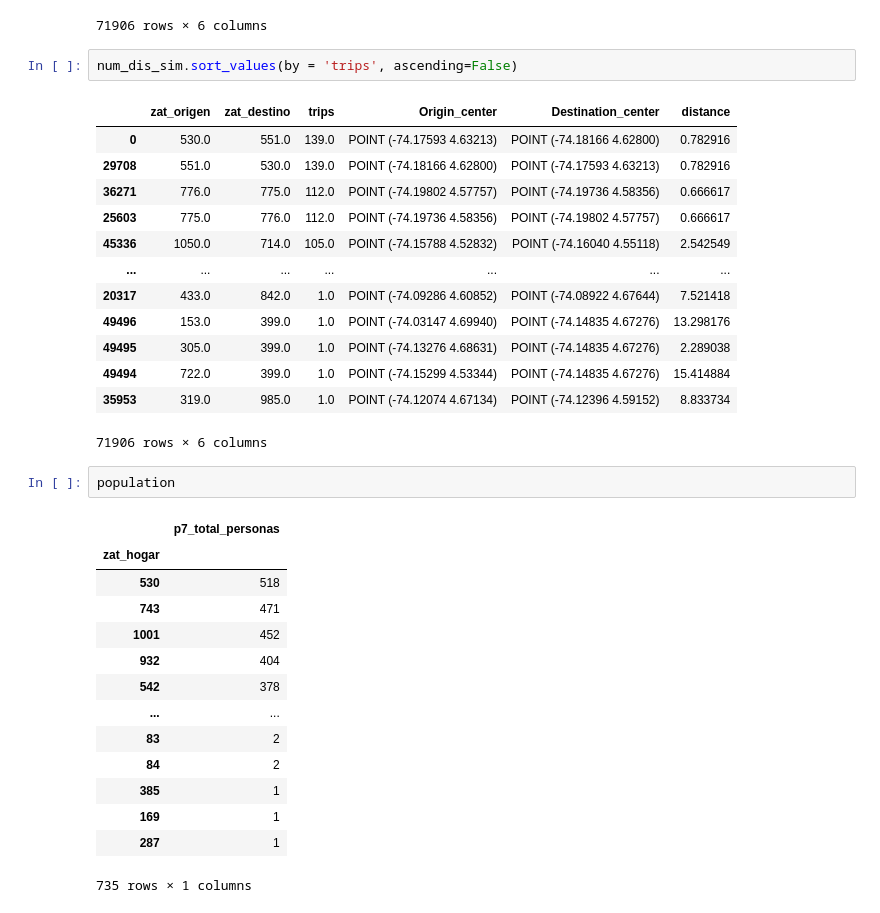
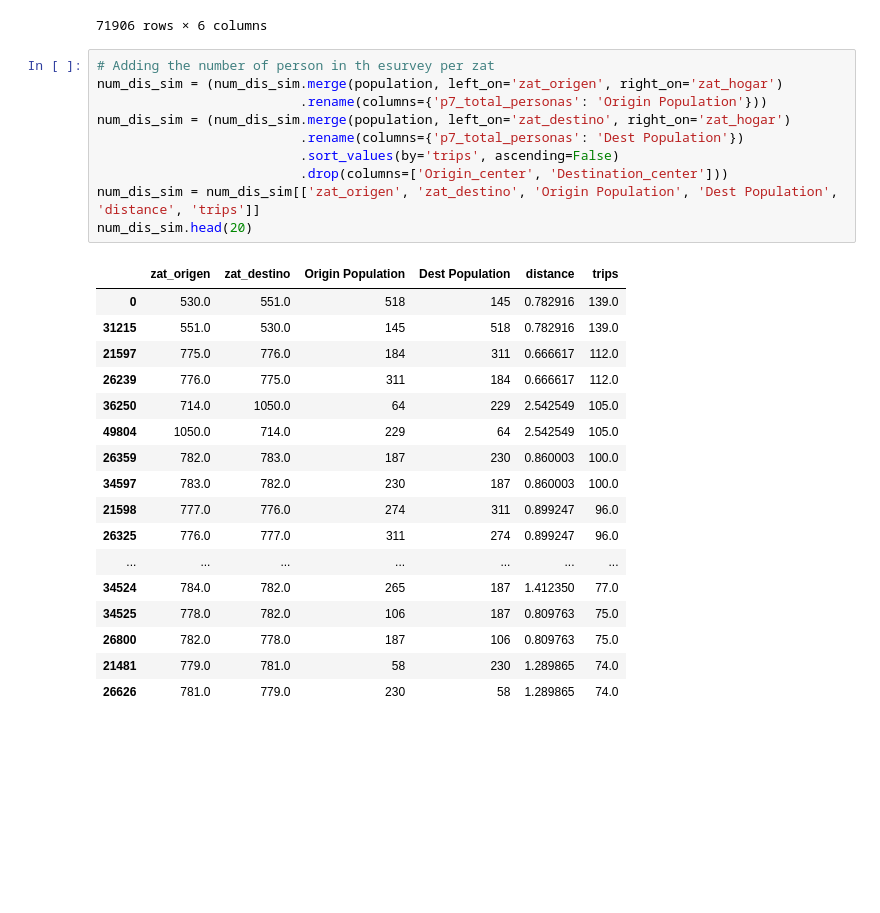
Before and after one commit to saramirezva/Mobility-Models-Bogot-, a Jupyter notebook: mobility_models.ipynb, the cells around one changed output. Cells and saved outputs as stored; diff of their text form; blank space fills up the shorter version.

```diff
--- a/mobility_models.ipynb
+++ b/mobility_models.ipynb
@@ -178,36 +135,31 @@ num_dis_sim
 | 71904 | 741.0 | 739.0 | 4.0 | POINT (-74.11884 4.50848) | POINT (-74.12425 4.50978) | 0.617501 |
 | 71905 | 70.0 | 31.0 | 2.0 | POINT (-74.04353 4.72669) | POINT (-74.07474 4.75450) | 4.631769 |
 71906 rows × 6 columns
-# %%
-num_dis_sim.sort_values(by = 'trips', ascending=False)
-# %% [output]
-|  | zat_origen | zat_destino | trips | Origin_center | Destination_center | distance |
-| 0 | 530.0 | 551.0 | 139.0 | POINT (-74.17593 4.63213) | POINT (-74.18166 4.62800) | 0.782916 |
-| 29708 | 551.0 | 530.0 | 139.0 | POINT (-74.18166 4.62800) | POINT (-74.17593 4.63213) | 0.782916 |
-| 36271 | 776.0 | 775.0 | 112.0 | POINT (-74.19802 4.57757) | POINT (-74.19736 4.58356) | 0.666617 |
-| 25603 | 775.0 | 776.0 | 112.0 | POINT (-74.19736 4.58356) | POINT (-74.19802 4.57757) | 0.666617 |
-| 45336 | 1050.0 | 714.0 | 105.0 | POINT (-74.15788 4.52832) | POINT (-74.16040 4.55118) | 2.542549 |
-| ... | ... | ... | ... | ... | ... | ... |
-| 20317 | 433.0 | 842.0 | 1.0 | POINT (-74.09286 4.60852) | POINT (-74.08922 4.67644) | 7.521418 |
-| 49496 | 153.0 | 399.0 | 1.0 | POINT (-74.03147 4.69940) | POINT (-74.14835 4.67276) | 13.298176 |
-| 49495 | 305.0 | 399.0 | 1.0 | POINT (-74.13276 4.68631) | POINT (-74.14835 4.67276) | 2.289038 |
-| 49494 | 722.0 | 399.0 | 1.0 | POINT (-74.15299 4.53344) | POINT (-74.14835 4.67276) | 15.414884 |
-| 35953 | 319.0 | 985.0 | 1.0 | POINT (-74.12074 4.67134) | POINT (-74.12396 4.59152) | 8.833734 |
-71906 rows × 6 columns
-# %%
-population
-# %% [output]
-|  | p7_total_personas |
-| zat_hogar |  |
-| 530 | 518 |
-| 743 | 471 |
-| 1001 | 452 |
-| 932 | 404 |
-| 542 | 378 |
-| ... | ... |
-| 83 | 2 |
-| 84 | 2 |
-| 385 | 1 |
-| 169 | 1 |
-| 287 | 1 |
-735 rows × 1 columns
+# %%
+# Adding the number of person in th esurvey per zat
+num_dis_sim = (num_dis_sim.merge(population, left_on='zat_origen', right_on='zat_hogar')
+                          .rename(columns={'p7_total_personas': 'Origin Population'}))
+num_dis_sim = (num_dis_sim.merge(population, left_on='zat_destino', right_on='zat_hogar')
+                          .rename(columns={'p7_total_personas': 'Dest Population'})
+                          .sort_values(by='trips', ascending=False)
+                          .drop(columns=['Origin_center', 'Destination_center']))
+num_dis_sim = num_dis_sim[['zat_origen', 'zat_destino', 'Origin Population', 'Dest Population', 'distance', 'trips']]
+num_dis_sim.head(20)
+# %% [output]
+|  | zat_origen | zat_destino | Origin Population | Dest Population | distance | trips |
+| 0 | 530.0 | 551.0 | 518 | 145 | 0.782916 | 139.0 |
+| 31215 | 551.0 | 530.0 | 145 | 518 | 0.782916 | 139.0 |
+| 21597 | 775.0 | 776.0 | 184 | 311 | 0.666617 | 112.0 |
+| 26239 | 776.0 | 775.0 | 311 | 184 | 0.666617 | 112.0 |
+| 36250 | 714.0 | 1050.0 | 64 | 229 | 2.542549 | 105.0 |
+| 49804 | 1050.0 | 714.0 | 229 | 64 | 2.542549 | 105.0 |
+| 26359 | 782.0 | 783.0 | 187 | 230 | 0.860003 | 100.0 |
+| 34597 | 783.0 | 782.0 | 230 | 187 | 0.860003 | 100.0 |
+| 21598 | 777.0 | 776.0 | 274 | 311 | 0.899247 | 96.0 |
+| 26325 | 776.0 | 777.0 | 311 | 274 | 0.899247 | 96.0 |
+| ... | ... | ... | ... | ... | ... | ... |
+| 34524 | 784.0 | 782.0 | 265 | 187 | 1.412350 | 77.0 |
+| 34525 | 778.0 | 782.0 | 106 | 187 | 0.809763 | 75.0 |
+| 26800 | 782.0 | 778.0 | 187 | 106 | 0.809763 | 75.0 |
+| 21481 | 779.0 | 781.0 | 58 | 230 | 1.289865 | 74.0 |
+| 26626 | 781.0 | 779.0 | 230 | 58 | 1.289865 | 74.0 |
```
Also changed, not shown: parts of 8 cells of this notebook.
